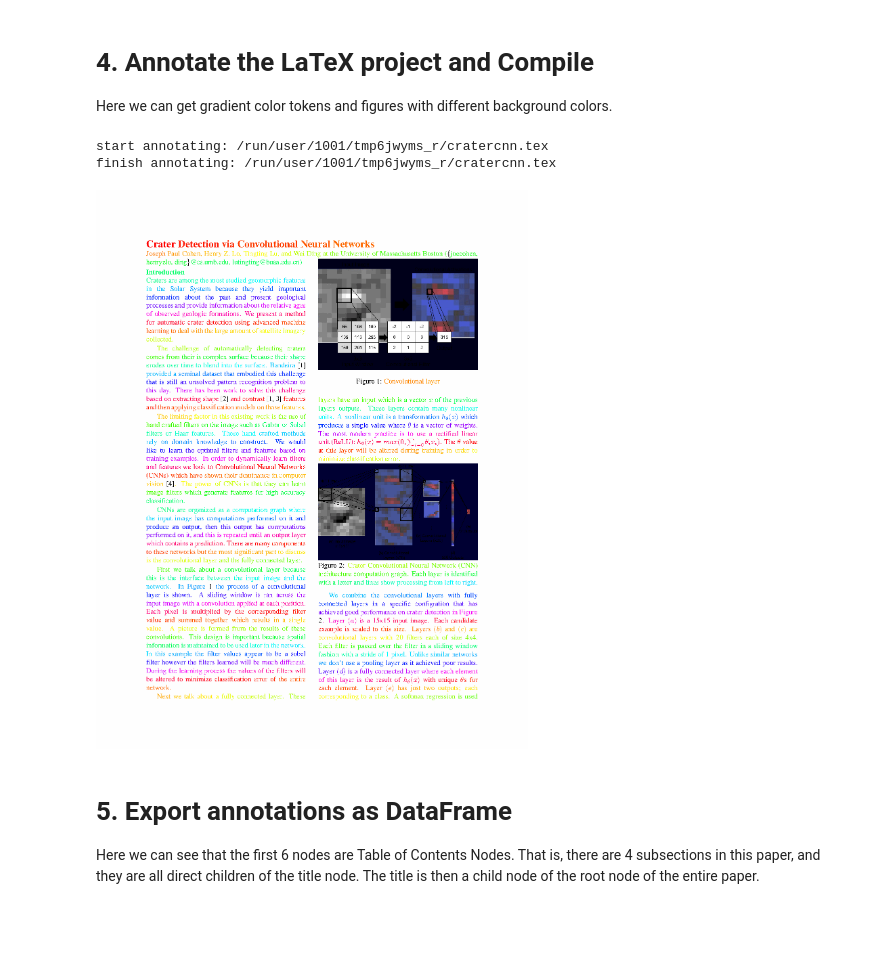
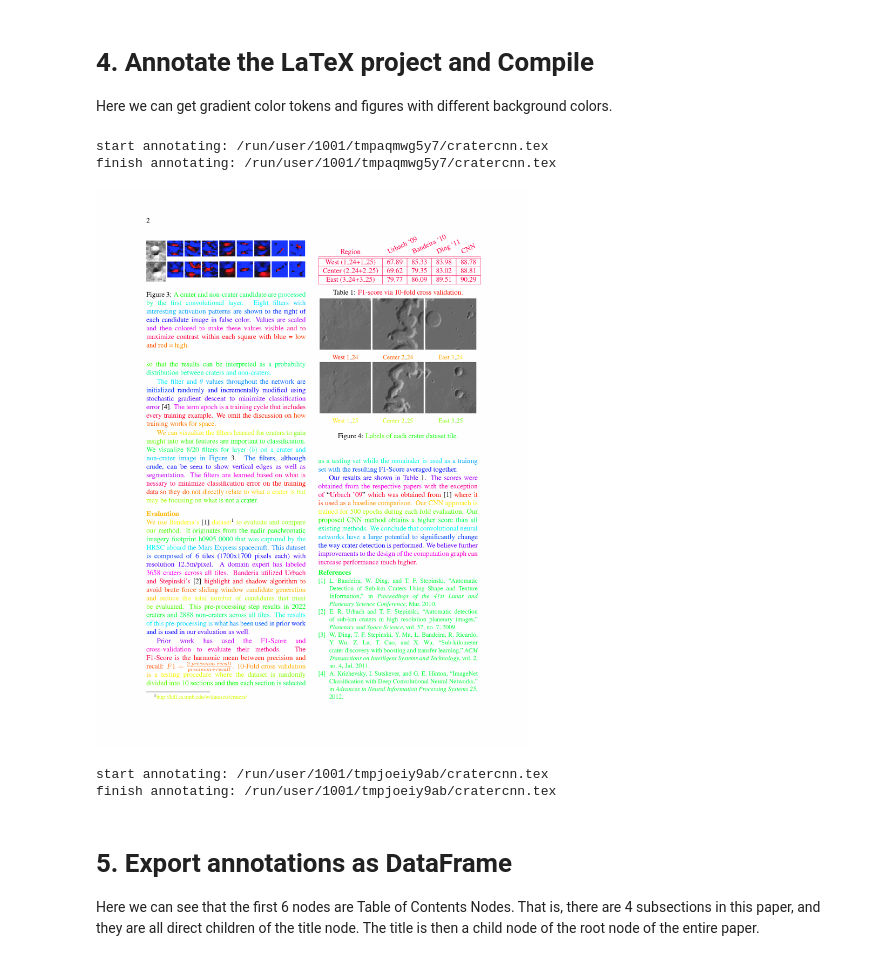
Before and after one commit to InsightsNet/texannotate, a Jupyter notebook: doc/example.ipynb, the cells around one changed output. Drawn from its saved outputs; the diff is of its cells as text; code cells hidden in the pictures; blank space fills up the shorter version.

```diff
--- a/doc/example.ipynb
+++ b/doc/example.ipynb
@@ -77,7 +77,7 @@ with tempfile.TemporaryDirectory() as td:
         color_dict.add_existing_color(token['color'])
 
 with pdfplumber.open(pdf_bytes) as doc:
-    p0 = doc.pages[0]
-    im_origin = p0.to_image(resolution=150)
+    p0 = doc.pages[1]
+    im_origin = p0.to_image(resolution=300)
 im_origin
 # %% [output]
@@ -89,28 +89,40 @@ Here we can get gradient color tokens and figures with different background colo
 # %%
 from pathlib import Path
 from texannotate.annotate_file import annotate_file
 
 with tempfile.TemporaryDirectory() as td:
     with tarfile.open('downloaded/1601.00978.tar.gz' ,'r:gz') as tar:
         tar.extractall(td)
     tex_file = find_latex_file(Path(basename).stem, basepath=td)
     annotate_file(tex_file, color_dict, latex_context=None, basepath=td)
     postprocess_latex(tex_file)
     #print(p/'outputs'/filename.stem)
     #shutil.make_archive(p/'outputs'/filename.stem, 'zip', td)
     basename, pdf_bytes = compile_pdf_return_bytes(
         sources_dir=td
     ) # compile the unmodified latex firstly
     shapes, tokens = pdf_extract(pdf_bytes)
 
 with pdfplumber.open(pdf_bytes) as doc:
-    p0 = doc.pages[0]
-    im = p0.to_image(resolution=150)
+    p0 = doc.pages[1]
+    im = p0.to_image(resolution=300)
 im
 # %% [output]
-start annotating: /run/user/1001/tmp6jwyms_r/cratercnn.tex
-finish annotating: /run/user/1001/tmp6jwyms_r/cratercnn.tex
+start annotating: /run/user/1001/tmpaqmwg5y7/cratercnn.tex
+finish annotating: /run/user/1001/tmpaqmwg5y7/cratercnn.tex
-[figure, old version]
+[figure, new version]
+# %%
+import shutil
+with tempfile.TemporaryDirectory() as td:
+    with tarfile.open('downloaded/1601.00978.tar.gz' ,'r:gz') as tar:
+        tar.extractall(td)
+    tex_file = find_latex_file(Path(basename).stem, basepath=td)
+    annotate_file(tex_file, color_dict, latex_context=None, basepath=td)
+    postprocess_latex(tex_file)
+    shutil.copy(tex_file, '/home/duan/texcompile/doc/file.tex')
+# %% [output]
+start annotating: /run/user/1001/tmpjoeiy9ab/cratercnn.tex
+finish annotating: /run/user/1001/tmpjoeiy9ab/cratercnn.tex
 # %% [markdown]
 # 5. Export annotations as DataFrame
 
```
Also changed, not shown: parts of 4 cells of this notebook, 5 other files.
